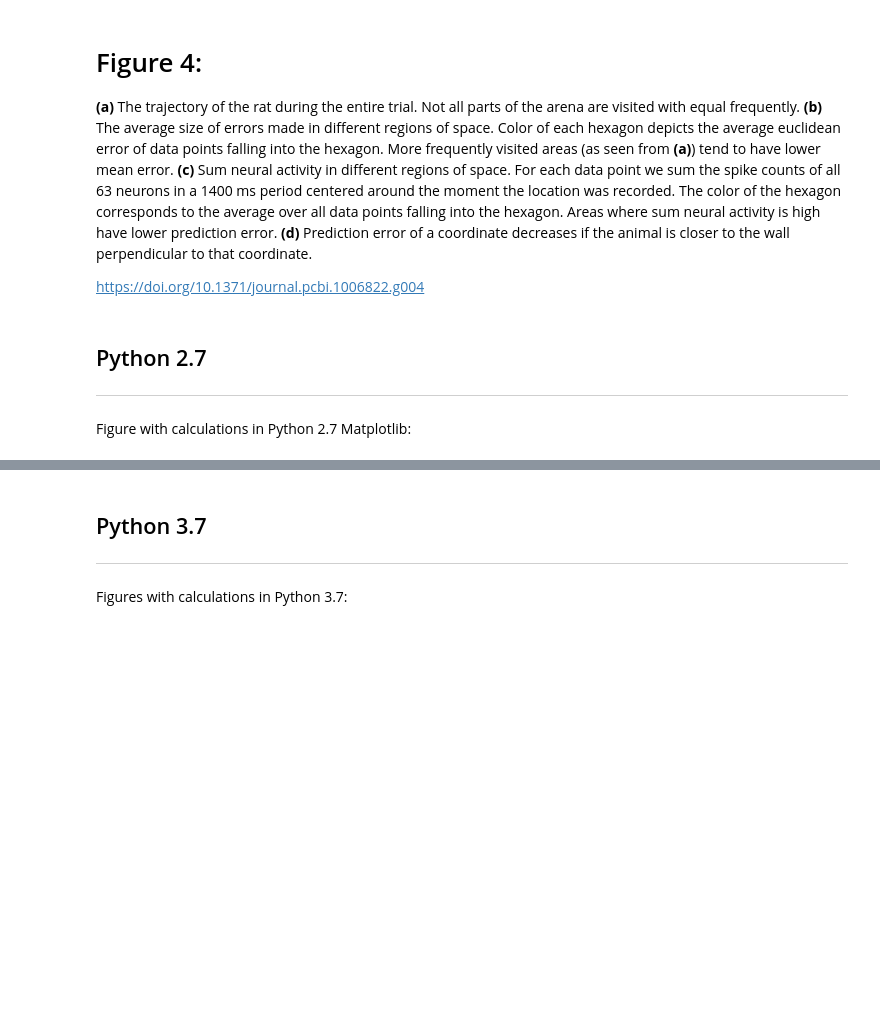
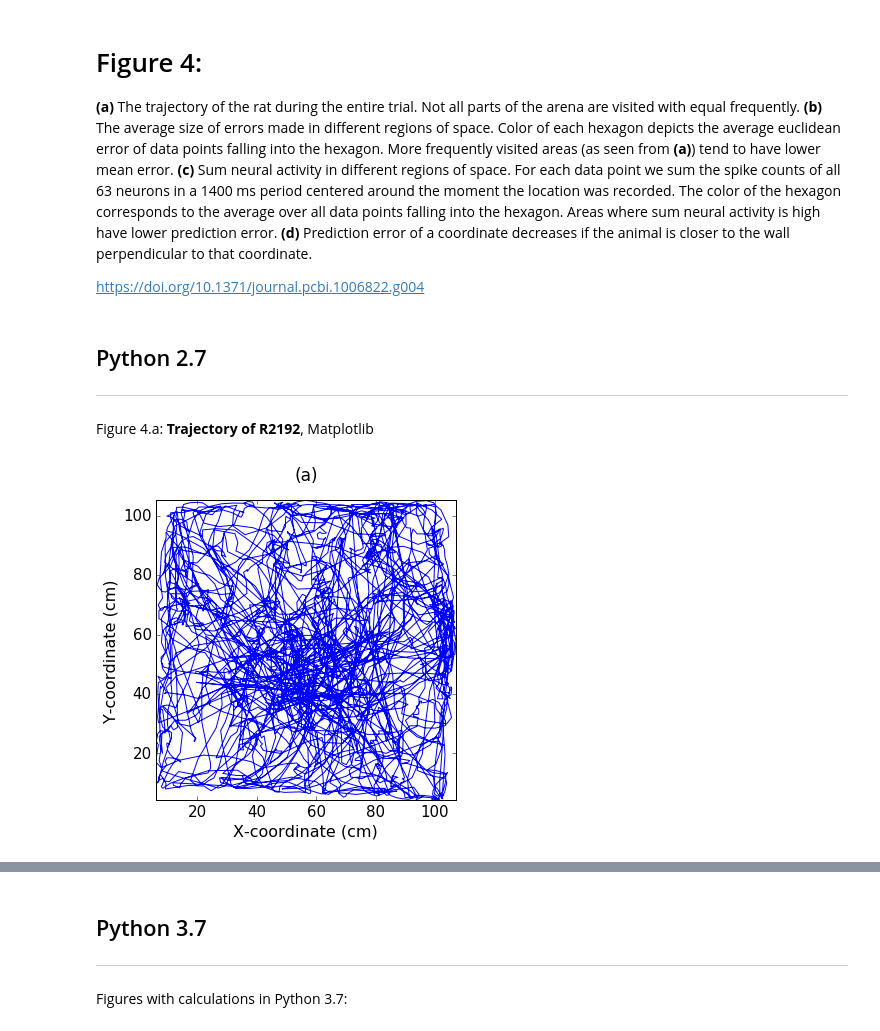
Before and after one commit to Notebook-Factory/NeuralDecoding_book, a Jupyter notebook: content/03/subsection/02-04/sos_notebook4.ipynb, the cells around one changed output, grey strips where cells are left out. Drawn from its saved outputs; the diff is of its cells as text; code cells hidden in the pictures; blank space fills up the shorter version.

Commit message:
Add py2 figures for fig4

```diff
--- a/content/03/subsection/02-04/sos_notebook4.ipynb
+++ b/content/03/subsection/02-04/sos_notebook4.ipynb
@@ -13,4 +13,32 @@ https://doi.org/10.1371/journal.pcbi.1006822.g004
 # %% [markdown]
 ## Python 2.7
 ***
-Figure with calculations in Python 2.7 Matplotlib:
+Figure 4.a: **Trajectory of R2192**, Matplotlib
+# %%
+%use Python2
+import numpy as np
+import matplotlib.pyplot as plt
+from scipy.stats import binned_statistic
+import math
+import scipy.io as scio
+import matplotlib.style
+import matplotlib as mpl
+mpl.style.use('classic')
+%matplotlib inline
+
+data = np.load("R2192_models/window_scan_R2192_1x1400_predictions_v1.npz")
+y = data["targets"]
+
+plt.figure(figsize=(5.2,5))
+plt.plot(y[:,0], y[:,1]);
+plt.xlabel("X-coordinate (cm)",fontsize=16)
+plt.ylabel("Y-coordinate (cm)",fontsize=16)
+plt.xlim([np.min(y[:,0]), np.max(y[:,0])])
+plt.ylim([np.min(y[:,1]), np.max(y[:,1])])
+plt.xticks(fontsize=15)
+plt.yticks(fontsize=15)
+plt.tight_layout()
+plt.title("(a)", fontsize=17,y=1.05,x=0.5)
+plt.show()
+# %% [output]
+[figure, added]
```
Also changed, not shown: parts of 6 cells of this notebook, 5 other files.
